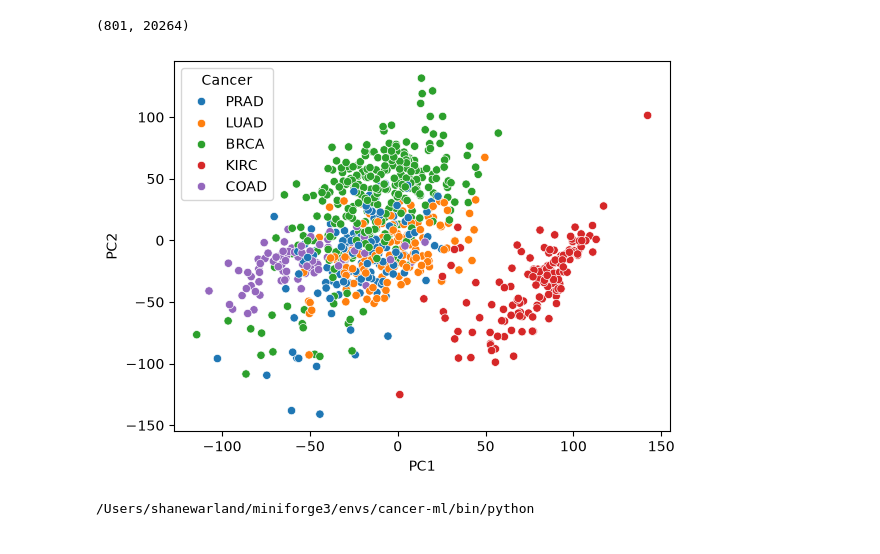
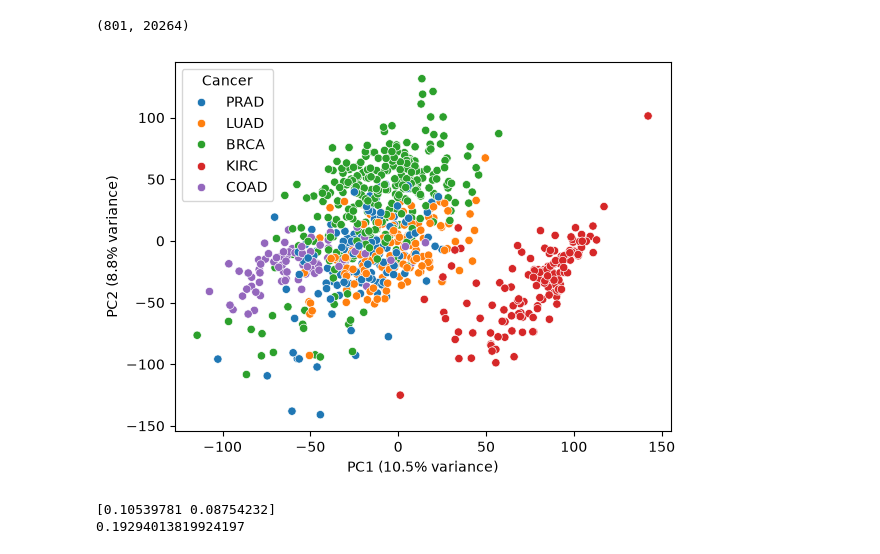
Before and after one commit to Swarland/cancer-rnaseq-ml, a Jupyter notebook: notebooks/01_explore_data.ipynb, the cells around one changed output. Cells and saved outputs as stored; diff of their text form; code cells hidden in the pictures.

```diff
--- a/notebooks/01_explore_data.ipynb
+++ b/notebooks/01_explore_data.ipynb
@@ -102,28 +110,29 @@ y_df = labels_df
 # %%
 from sklearn.decomposition import PCA
 from sklearn.preprocessing import StandardScaler
 import seaborn as sns
 
 ## Standardize
 scaler = StandardScaler()
 X_scaled = scaler.fit_transform(X_df)
 
 ## PCA
 pca = PCA(n_components=2)
 X_pca = pca.fit_transform(X_scaled)
 
 ## Data for plotting
 
 pca_df = pd.DataFrame({"PC1": X_pca[:, 0], "PC2": X_pca[:, 1], "Cancer": y_df['Class']})
 pca_df
 
 sns.scatterplot(x="PC1", y="PC2", hue="Cancer", data=pca_df)
+plt.xlabel(f"PC1 ({100*pca.explained_variance_ratio_[0]:.1f}% variance)")
+plt.ylabel(f"PC2 ({100*pca.explained_variance_ratio_[1]:.1f}% variance)")
 plt.show()
+
+print(pca.explained_variance_ratio_)
+print(pca.explained_variance_ratio_.sum())
 # %% [output]
-[figure, old version]
+[figure, new version]
+[0.10539781 0.08754232]
+0.19294013819924197
-# %%
-import sys
-
-print(sys.executable)
-# %% [output]
-/Users/shanewarland/miniforge3/envs/cancer-ml/bin/python
```
Also changed, not shown: parts of 2 cells of this notebook, 5 other files.
